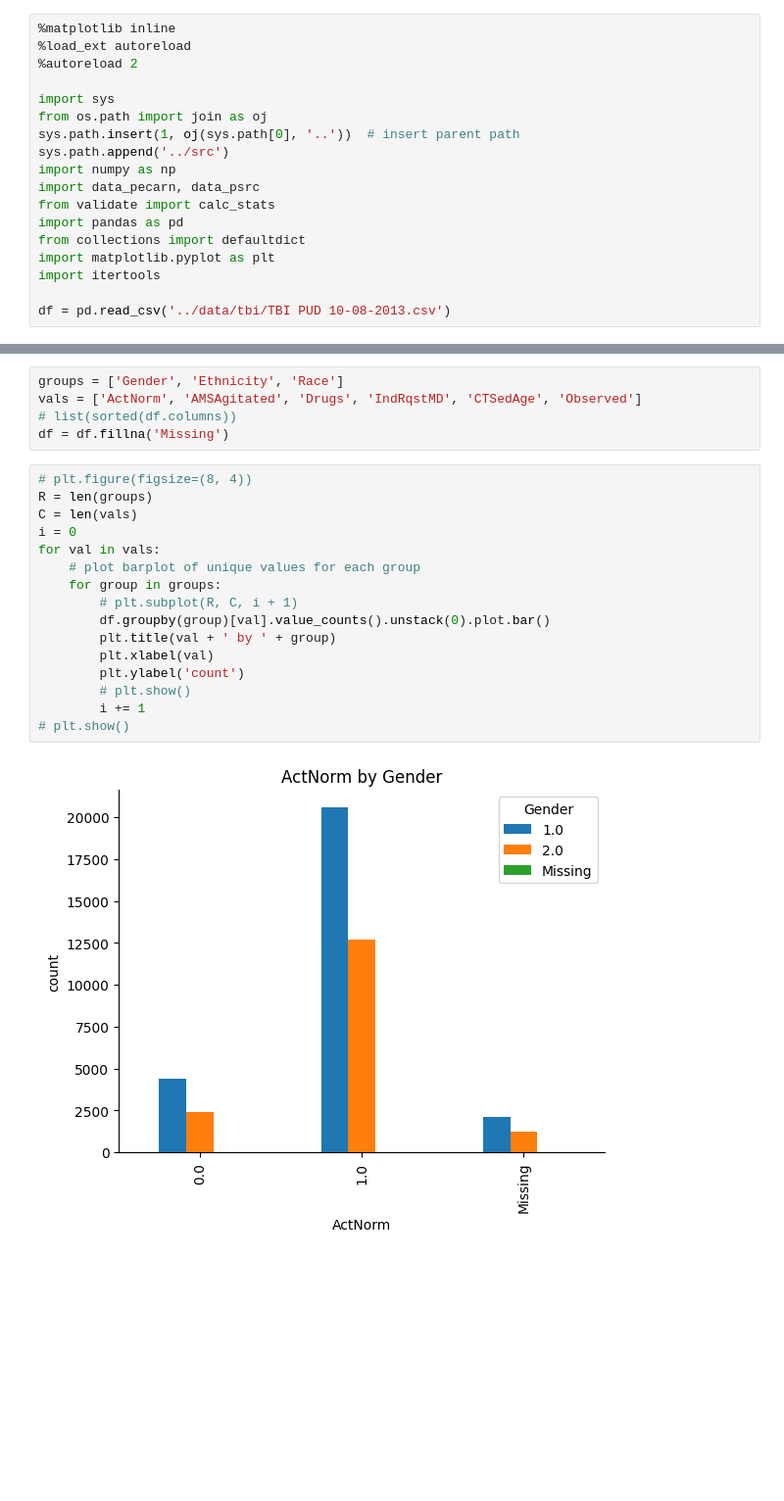
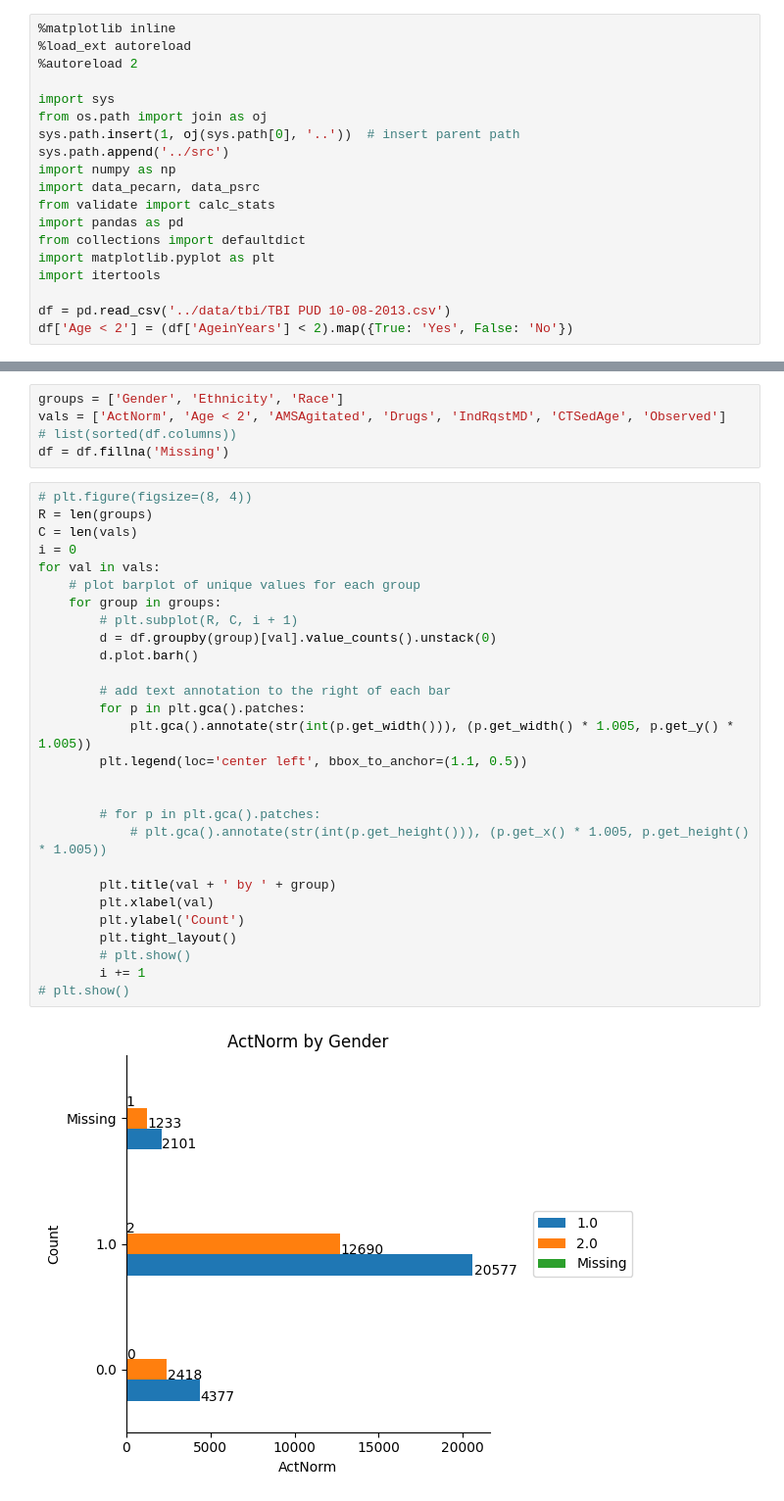
Before and after one commit to csinva/iai-clinical-decision-rule, a Jupyter notebook: notebooks/11_tbi.ipynb, the cells around one changed output, grey strips where cells are left out. Shown at 98% size. Saved outputs shown, nothing was run; the diff lists cells and outputs as text; blank space fills up the shorter version.

Commit message:
add counts to tbi plots

```diff
--- a/notebooks/11_tbi.ipynb
+++ b/notebooks/11_tbi.ipynb
@@ -16,3 +16,4 @@ import matplotlib.pyplot as plt
 import itertools
 
 df = pd.read_csv('../data/tbi/TBI PUD 10-08-2013.csv')
+df['Age < 2'] = (df['AgeinYears'] < 2).map({True: 'Yes', False: 'No'})
@@ -19,23 +23,35 @@ df = pd.read_csv('../data/tbi/TBI PUD 10-08-2013.csv')
 # %%
 groups = ['Gender', 'Ethnicity', 'Race']
-vals = ['ActNorm', 'AMSAgitated', 'Drugs', 'IndRqstMD', 'CTSedAge', 'Observed']
+vals = ['ActNorm', 'Age < 2', 'AMSAgitated', 'Drugs', 'IndRqstMD', 'CTSedAge', 'Observed']
 # list(sorted(df.columns))
 df = df.fillna('Missing')
 # %%
 # plt.figure(figsize=(8, 4))
 R = len(groups)
 C = len(vals)
 i = 0
 for val in vals:
     # plot barplot of unique values for each group
     for group in groups:
         # plt.subplot(R, C, i + 1)
-        df.groupby(group)[val].value_counts().unstack(0).plot.bar()
+        d = df.groupby(group)[val].value_counts().unstack(0)
+        d.plot.barh()
+
+        # add text annotation to the right of each bar
+        for p in plt.gca().patches:
+            plt.gca().annotate(str(int(p.get_width())), (p.get_width() * 1.005, p.get_y() * 1.005))
+        plt.legend(loc='center left', bbox_to_anchor=(1.1, 0.5))
+
+
+        # for p in plt.gca().patches:
+            # plt.gca().annotate(str(int(p.get_height())), (p.get_x() * 1.005, p.get_height() * 1.005))
+
         plt.title(val + ' by ' + group)
         plt.xlabel(val)
-        plt.ylabel('count')
+        plt.ylabel('Count')
+        plt.tight_layout()
         # plt.show()
         i += 1
 # plt.show()
 # %% [output]
-[figure, old version]
+[figure, new version]
```
Also changed, not shown: parts of 2 cells of this notebook, 1 other file.
